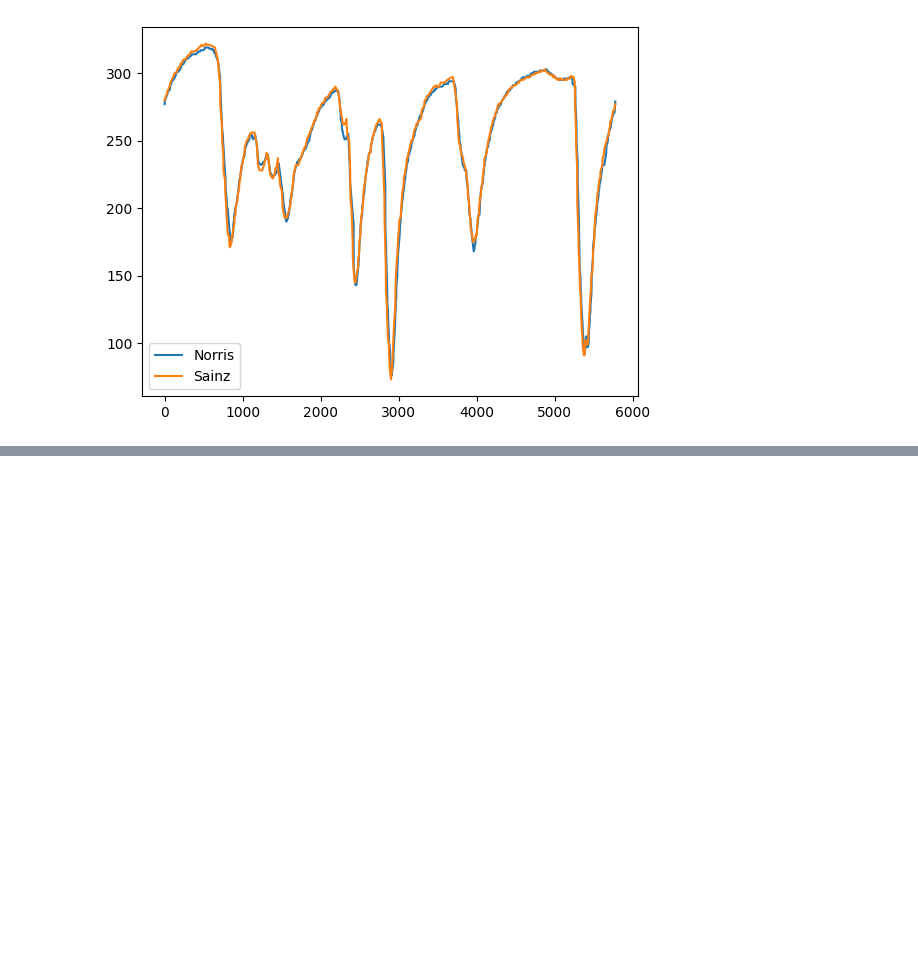
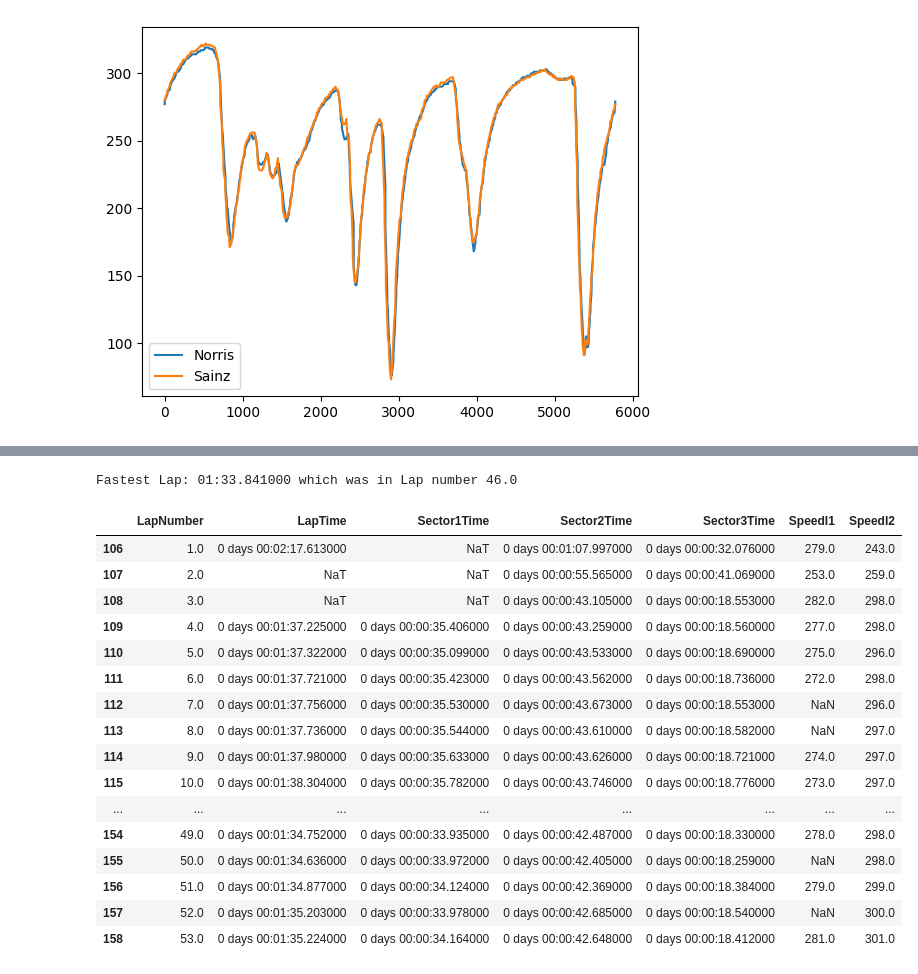
Before and after one commit to SohamDesai1/F1-data-analysis, a Jupyter notebook: 2024 season/japan_gp.ipynb, the cells around one changed output, grey strips where cells are left out. Cells and saved outputs as stored; diff of their text form; code cells hidden in the pictures; blank space fills up the shorter version.

```diff
--- a/2024 season/japan_gp.ipynb
+++ b/2024 season/japan_gp.ipynb
@@ -215,3 +211,26 @@ plt.legend()
 plt.show()
 # %% [output]
 [figure]
+# %%
+def convert_to_normal(time):
+    if pd.isna(time):
+        return time
+
+    time_str = str(time)
+    parts = time_str.split()
+
+    days = int(parts[0])
+    minutes, seconds_with_microseconds = parts[2].split(':')[1:]
+    seconds, microseconds = seconds_with_microseconds.split('.')
+
+    minutes = int(minutes)
+    seconds = int(seconds)
+    microseconds = int(microseconds)
+
+    total_microseconds = days * 86400000000 + minutes * 60000000 + seconds * 1000000 + microseconds
+
+    minutes, remaining_microseconds = divmod(total_microseconds, 60000000)
+    seconds, microseconds = divmod(remaining_microseconds, 1000000)
+
+    normal_time = f"{minutes:02d}:{seconds:02d}.{microseconds:06d}"
+    return normal_time
@@ -217,0 +338,28 @@ plt.show()
+# %%
+sainz_race = race.laps.pick_driver("SAI")
+fastest_lap_sai_race = sainz_race.pick_fastest().LapTime
+sainz_race_lap_time = sainz_race['LapTime']
+sainz_race_sec1 = sainz_race['Sector1Time']
+sainz_race_sec2 = sainz_race['Sector2Time']
+sainz_race_sec3 = sainz_race['Sector3Time']
+print("Fastest Lap:",convert_to_normal(fastest_lap_sai_race),"which was in Lap number",sainz_race.pick_fastest().LapNumber)
+sainz_race.loc[:,["LapNumber","LapTime","Sector1Time","Sector2Time","Sector3Time","SpeedI1","SpeedI2"]]
+# %% [output]
+Fastest Lap: 01:33.841000 which was in Lap number 46.0
+|  | LapNumber | LapTime | Sector1Time | Sector2Time | Sector3Time | SpeedI1 | SpeedI2 |
+| 106 | 1.0 | 0 days 00:02:17.613000 | NaT | 0 days 00:01:07.997000 | 0 days 00:00:32.076000 | 279.0 | 243.0 |
+| 107 | 2.0 | NaT | NaT | 0 days 00:00:55.565000 | 0 days 00:00:41.069000 | 253.0 | 259.0 |
+| 108 | 3.0 | NaT | NaT | 0 days 00:00:43.105000 | 0 days 00:00:18.553000 | 282.0 | 298.0 |
+| 109 | 4.0 | 0 days 00:01:37.225000 | 0 days 00:00:35.406000 | 0 days 00:00:43.259000 | 0 days 00:00:18.560000 | 277.0 | 298.0 |
+| 110 | 5.0 | 0 days 00:01:37.322000 | 0 days 00:00:35.099000 | 0 days 00:00:43.533000 | 0 days 00:00:18.690000 | 275.0 | 296.0 |
+| 111 | 6.0 | 0 days 00:01:37.721000 | 0 days 00:00:35.423000 | 0 days 00:00:43.562000 | 0 days 00:00:18.736000 | 272.0 | 298.0 |
+| 112 | 7.0 | 0 days 00:01:37.756000 | 0 days 00:00:35.530000 | 0 days 00:00:43.673000 | 0 days 00:00:18.553000 | NaN | 296.0 |
+| 113 | 8.0 | 0 days 00:01:37.736000 | 0 days 00:00:35.544000 | 0 days 00:00:43.610000 | 0 days 00:00:18.582000 | NaN | 297.0 |
+| 114 | 9.0 | 0 days 00:01:37.980000 | 0 days 00:00:35.633000 | 0 days 00:00:43.626000 | 0 days 00:00:18.721000 | 274.0 | 297.0 |
+| 115 | 10.0 | 0 days 00:01:38.304000 | 0 days 00:00:35.782000 | 0 days 00:00:43.746000 | 0 days 00:00:18.776000 | 273.0 | 297.0 |
+| ... | ... | ... | ... | ... | ... | ... | ... |
+| 154 | 49.0 | 0 days 00:01:34.752000 | 0 days 00:00:33.935000 | 0 days 00:00:42.487000 | 0 days 00:00:18.330000 | 278.0 | 298.0 |
+| 155 | 50.0 | 0 days 00:01:34.636000 | 0 days 00:00:33.972000 | 0 days 00:00:42.405000 | 0 days 00:00:18.259000 | NaN | 298.0 |
+| 156 | 51.0 | 0 days 00:01:34.877000 | 0 days 00:00:34.124000 | 0 days 00:00:42.369000 | 0 days 00:00:18.384000 | 279.0 | 299.0 |
+| 157 | 52.0 | 0 days 00:01:35.203000 | 0 days 00:00:33.978000 | 0 days 00:00:42.685000 | 0 days 00:00:18.540000 | NaN | 300.0 |
+| 158 | 53.0 | 0 days 00:01:35.224000 | 0 days 00:00:34.164000 | 0 days 00:00:42.648000 | 0 days 00:00:18.412000 | 281.0 | 301.0 |
```
Also changed, not shown: parts of 13 cells of this notebook.
